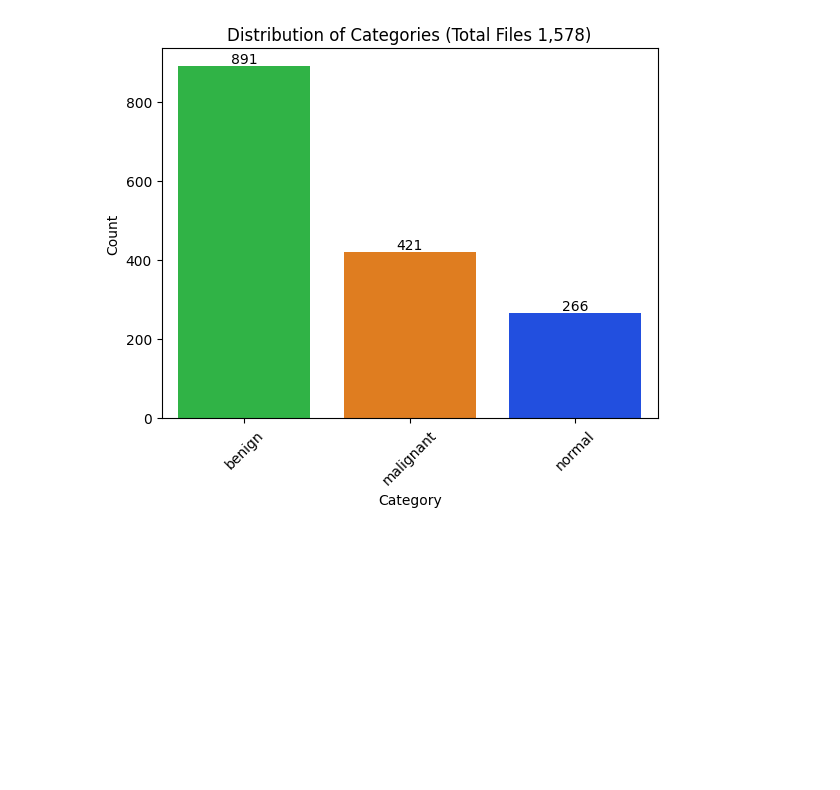
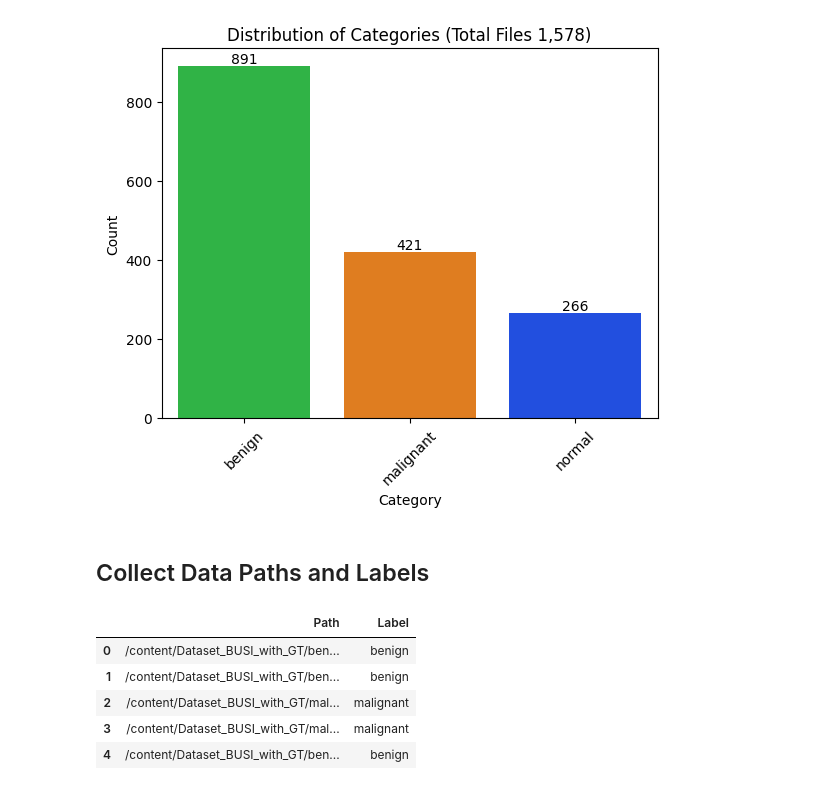
Before and after one commit to Lexie-D/Breast-Cancer-Classification, a Jupyter notebook: Breast_Cancer_classification.ipynb, the cells around one changed output. Cells and saved outputs as stored; diff of their text form; code cells hidden in the pictures; blank space fills up the shorter version.

```diff
--- a/Breast_Cancer_classification.ipynb
+++ b/Breast_Cancer_classification.ipynb
@@ -164,3 +164,32 @@ plt.xticks(rotation=45)
 plt.show()
 # %% [output]
 [figure]
+# %% [markdown]
+## Collect Data Paths and Labels
+# %%
+# Path to "parent" dataset folder
+dataset_path = "/content/Dataset_BUSI_with_GT"
+
+# All image file paths
+image_paths = glob.glob(os.path.join(dataset_path, "*", "*.png"))
+
+# Shuffle the paths
+np.random.shuffle(image_paths)
+
+# All labels
+labels = [os.path.basename(os.path.dirname(path)) for path in image_paths]
+
+# Create DataFrame
+df = pd.DataFrame({
+    'Path': image_paths,
+    'Label': labels
+})
+
+df.head()
+# %% [output]
+|  | Path | Label |
+| 0 | /content/Dataset_BUSI_with_GT/ben... | benign |
+| 1 | /content/Dataset_BUSI_with_GT/ben... | benign |
+| 2 | /content/Dataset_BUSI_with_GT/mal... | malignant |
+| 3 | /content/Dataset_BUSI_with_GT/mal... | malignant |
+| 4 | /content/Dataset_BUSI_with_GT/ben... | benign |
```
Also changed, not shown: parts of 3 cells of this notebook.
